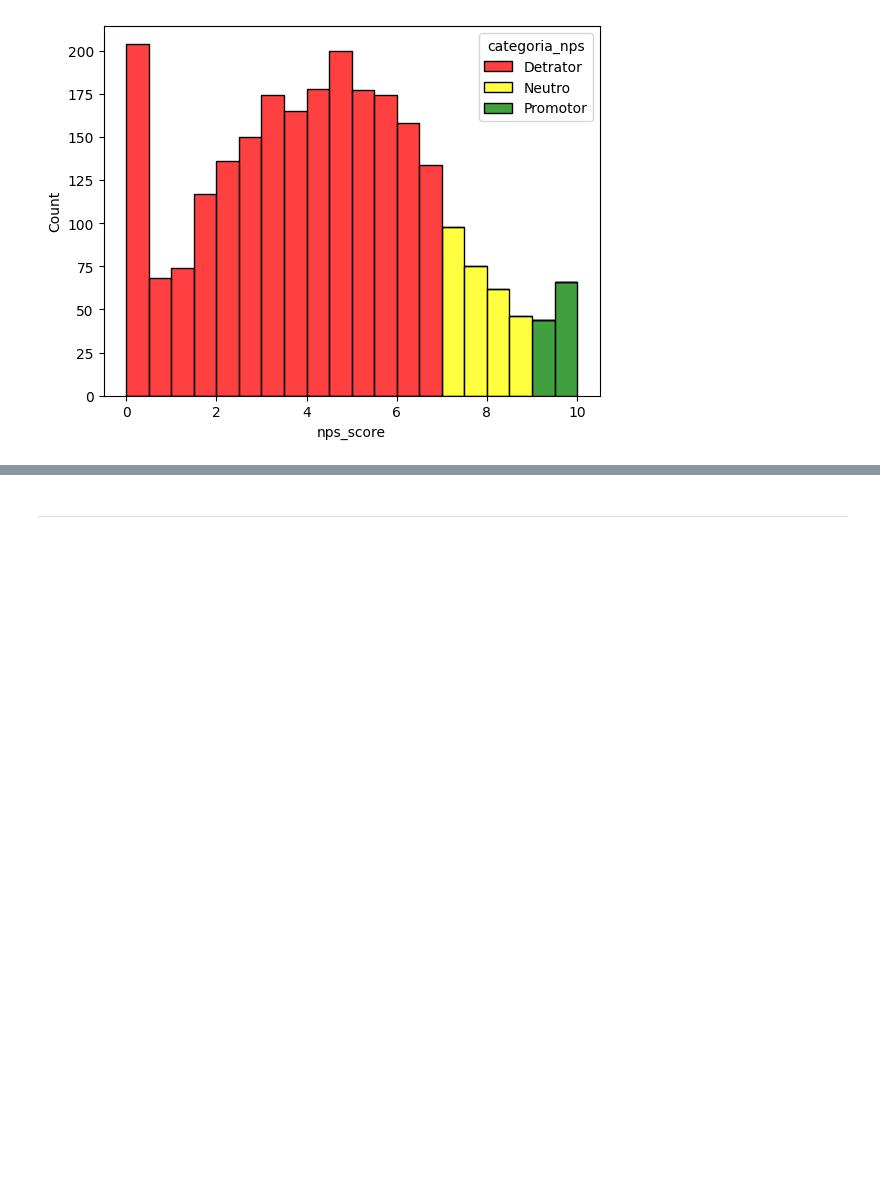
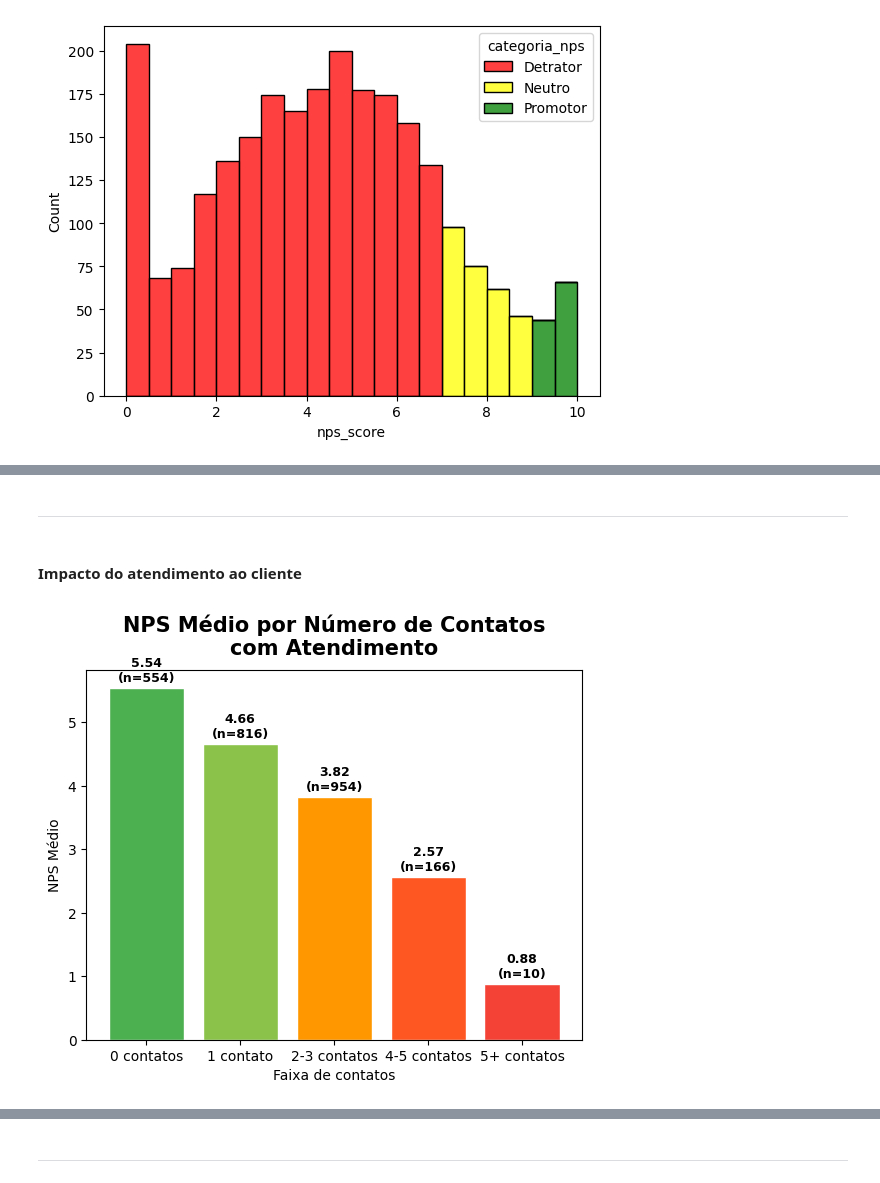
Before and after one commit to athosbhx/fiap-nps-predictive-analysis, a Jupyter notebook: notebooks/01_EDA_NPS.ipynb, the cells around one changed output, grey strips where cells are left out. Drawn from its saved outputs; the diff is of its cells as text; code cells hidden in the pictures; blank space fills up the shorter version.

```diff
--- a/notebooks/01_EDA_NPS.ipynb
+++ b/notebooks/01_EDA_NPS.ipynb
@@ -148,0 +208,31 @@ plt.show()
+# %% [markdown]
+####
+---
+# %% [markdown]
+#### Impacto do atendimento ao cliente
+# %%
+dados['contatos_faixa'] = pd.cut(
+    dados['customer_service_contacts'],
+    bins = [-1, 0, 1, 3, 5, 20],
+    labels = ['0 contatos', '1 contato', '2-3 contatos', '4-5 contatos', '5+ contatos']
+)
+
+contatos_nps = dados.groupby('contatos_faixa').agg(
+    media_nps=('nps_score', 'mean'),
+    media_resolucao=('resolution_time_days', 'mean'),
+    n=('nps_score', 'count')
+).reset_index()
+
+cores_contato = ['#4caf50', '#8bc34a', '#ff9800', '#ff5722', '#f44336']
+plt.bar(contatos_nps['contatos_faixa'], contatos_nps['media_nps'],
+        color=cores_contato[:len(contatos_nps)], edgecolor='white')
+
+for i, (val, n) in enumerate(zip(contatos_nps['media_nps'], contatos_nps['n'])):
+    plt.text(i, val + 0.1, f'{val:.2f}\n(n={n})', ha = 'center', fontsize = 9, fontweight='bold')
+
+plt.title('NPS Médio por Número de Contatos\ncom Atendimento', fontweight='bold', fontsize=15, y=1.02)
+plt.xlabel('Faixa de contatos')
+plt.ylabel('NPS Médio')
+plt.show()
+# %% [output]
+[figure, added]
```
Also changed, not shown: parts of 16 cells of this notebook, 5 other files.
